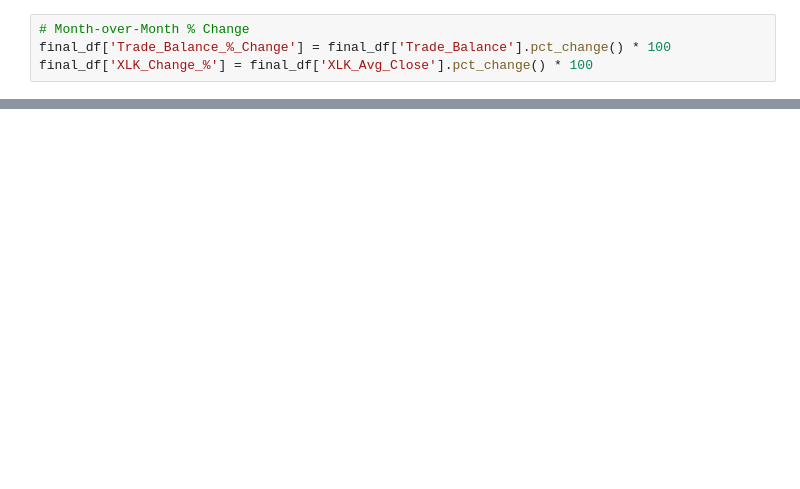
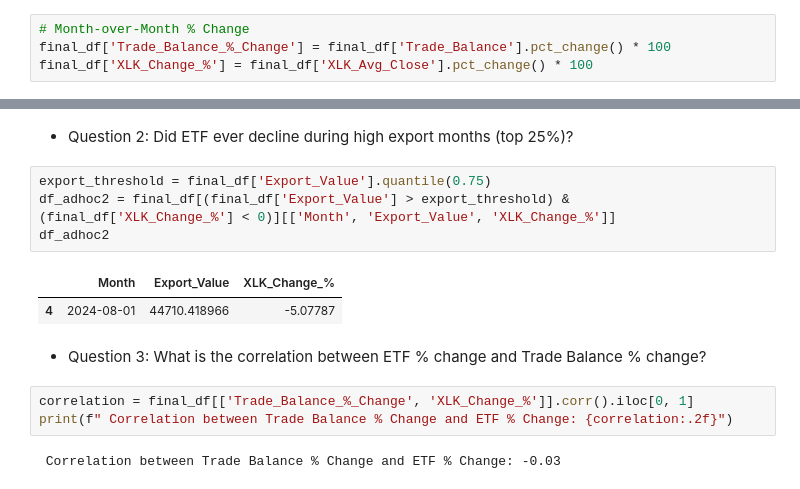
Before and after one commit to shreyakolte/us_trade_finance_analysis_2024, a Jupyter notebook: trade_vs_finance_analysis.ipynb, the cells around one changed output, grey strips where cells are left out. Cells and saved outputs as stored; diff of their text form; blank space fills up the shorter version.

```diff
--- a/trade_vs_finance_analysis.ipynb
+++ b/trade_vs_finance_analysis.ipynb
@@ -141,0 +274,16 @@ final_df['XLK_Change_%'] = final_df['XLK_Avg_Close'].pct_change() * 100
+# %% [markdown]
+* Question 2: Did ETF ever decline during high export months (top 25%)?
+# %%
+export_threshold = final_df['Export_Value'].quantile(0.75)
+df_adhoc2 = final_df[(final_df['Export_Value'] > export_threshold) & (final_df['XLK_Change_%'] < 0)][['Month', 'Export_Value', 'XLK_Change_%']]
+df_adhoc2
+# %% [output]
+|  | Month | Export_Value | XLK_Change_% |
+| 4 | 2024-08-01 | 44710.418966 | -5.07787 |
+# %% [markdown]
+* Question 3: What is the correlation between ETF % change and Trade Balance % change?
+# %%
+correlation = final_df[['Trade_Balance_%_Change', 'XLK_Change_%']].corr().iloc[0, 1]
+print(f" Correlation between Trade Balance % Change and ETF % Change: {correlation:.2f}")
+# %% [output]
+ Correlation between Trade Balance % Change and ETF % Change: -0.03
```
Also changed, not shown: parts of 16 cells of this notebook.
